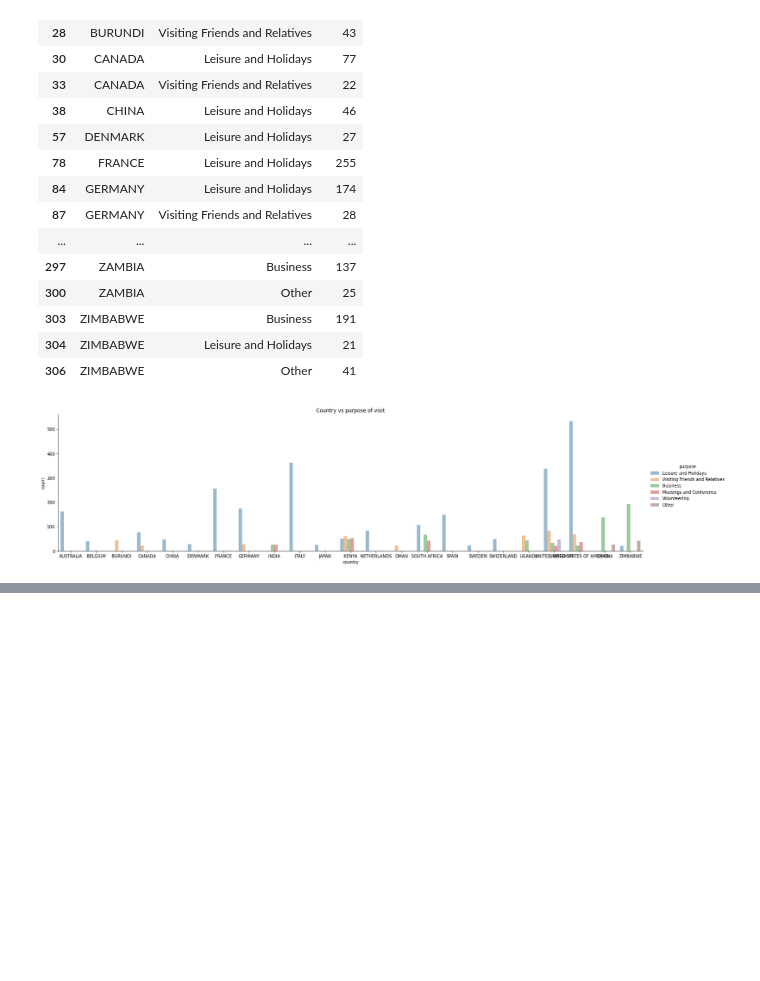
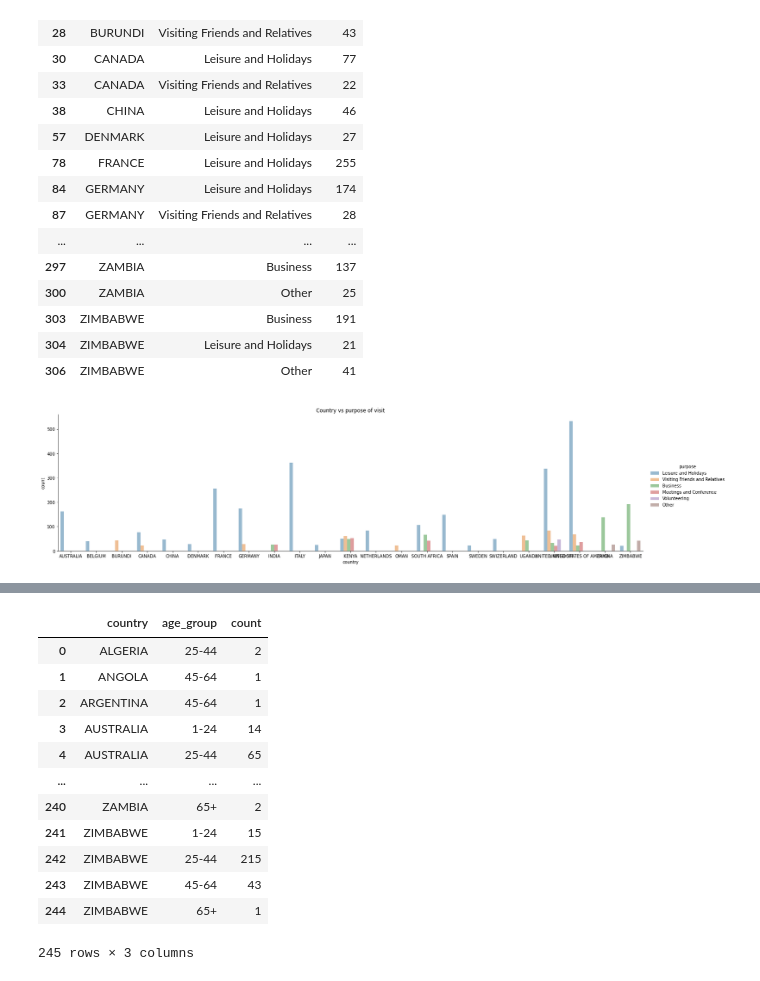
Before and after one commit to phelly/publicAPIs, a Jupyter notebook: Tourism Prediction.ipynb, the cells around one changed output, grey strips where cells are left out. Saved outputs shown, nothing was run; the diff lists cells and outputs as text; code cells hidden in the pictures; blank space fills up the shorter version.

```diff
--- a/Tourism Prediction.ipynb
+++ b/Tourism Prediction.ipynb
@@ -166,0 +208,18 @@ fig.add_trace(go.Histogram(histfunc='count',x = 'country', y = 'count'))
+# %%
+#gender => female
+female_age_group_df = train_df.groupby(['country', 'age_group']).size().reset_index(name='count')
+female_age_group_df
+# %% [output]
+|  | country | age_group | count |
+| 0 | ALGERIA | 25-44 | 2 |
+| 1 | ANGOLA | 45-64 | 1 |
+| 2 | ARGENTINA | 45-64 | 1 |
+| 3 | AUSTRALIA | 1-24 | 14 |
+| 4 | AUSTRALIA | 25-44 | 65 |
+| ... | ... | ... | ... |
+| 240 | ZAMBIA | 65+ | 2 |
+| 241 | ZIMBABWE | 1-24 | 15 |
+| 242 | ZIMBABWE | 25-44 | 215 |
+| 243 | ZIMBABWE | 45-64 | 43 |
+| 244 | ZIMBABWE | 65+ | 1 |
+245 rows × 3 columns
```
Also changed, not shown: parts of 13 cells of this notebook.
